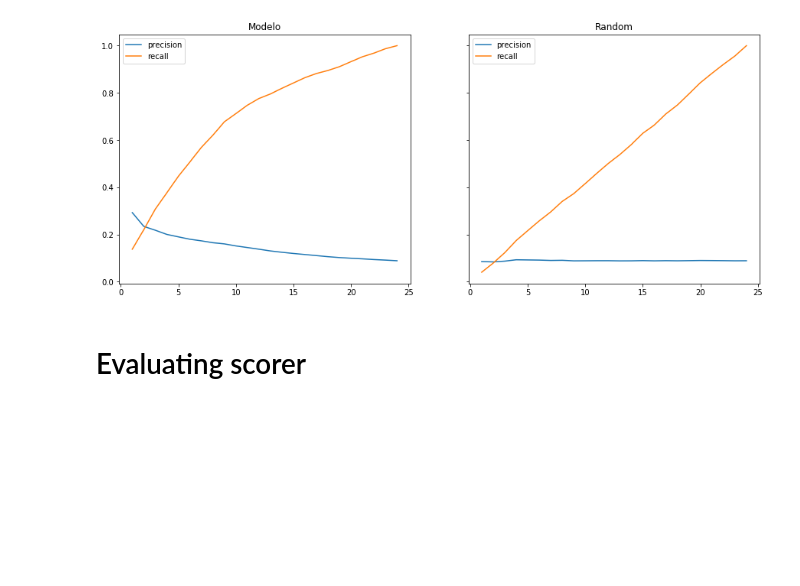
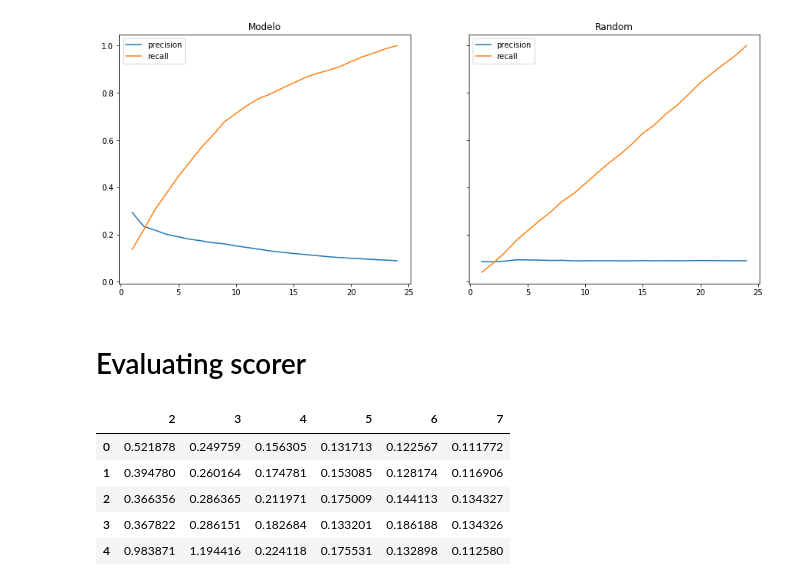
Before and after one commit to abevieiramota/masters, a Jupyter notebook: notebook/03 - Discourse Planning.ipynb, the cells around one changed output. Drawn from its saved outputs; the diff is of its cells as text; code cells hidden in the pictures; blank space fills up the shorter version.

```diff
--- a/notebook/03 - Discourse Planning.ipynb
+++ b/notebook/03 - Discourse Planning.ipynb
@@ -1197,3 +1203,13 @@ for i in range(2, 8):
     models[i] = pipe
 
 sorter = get_sorter(models, fe)
+# %%
+rmse_df = pd.DataFrame(RMSEs)
+rmse_df
+# %% [output]
+|  | 2 | 3 | 4 | 5 | 6 | 7 |
+| 0 | 0.521878 | 0.249759 | 0.156305 | 0.131713 | 0.122567 | 0.111772 |
+| 1 | 0.394780 | 0.260164 | 0.174781 | 0.153085 | 0.128174 | 0.116906 |
+| 2 | 0.366356 | 0.286365 | 0.211971 | 0.175009 | 0.144113 | 0.134327 |
+| 3 | 0.367822 | 0.286151 | 0.182684 | 0.133201 | 0.186188 | 0.134326 |
+| 4 | 0.983871 | 1.194416 | 0.224118 | 0.175531 | 0.132898 | 0.112580 |
```
Also changed, not shown: parts of 10 cells of this notebook, 5 other files.
